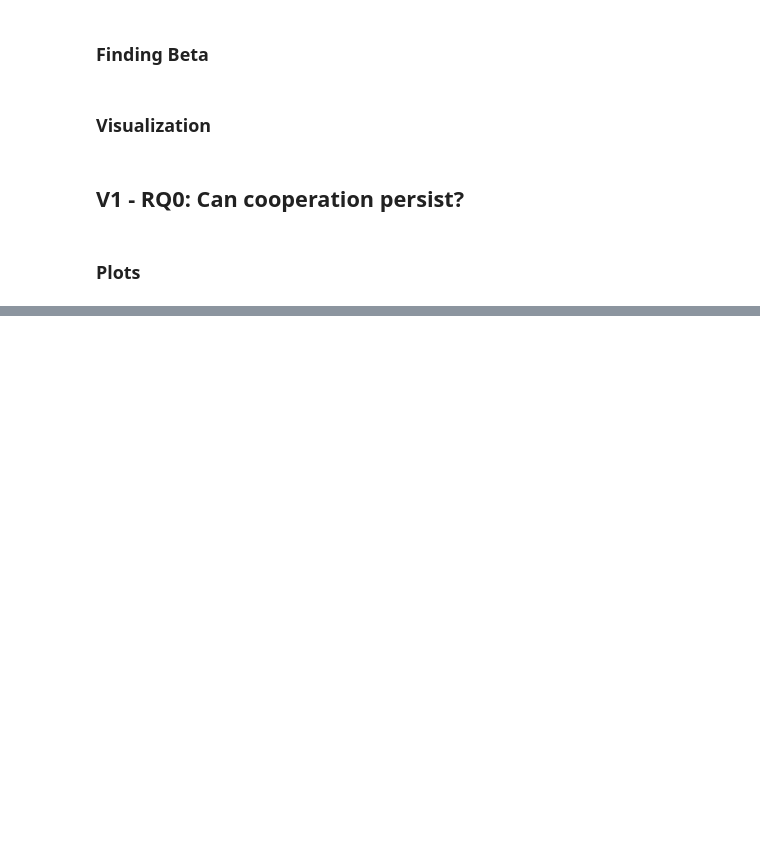
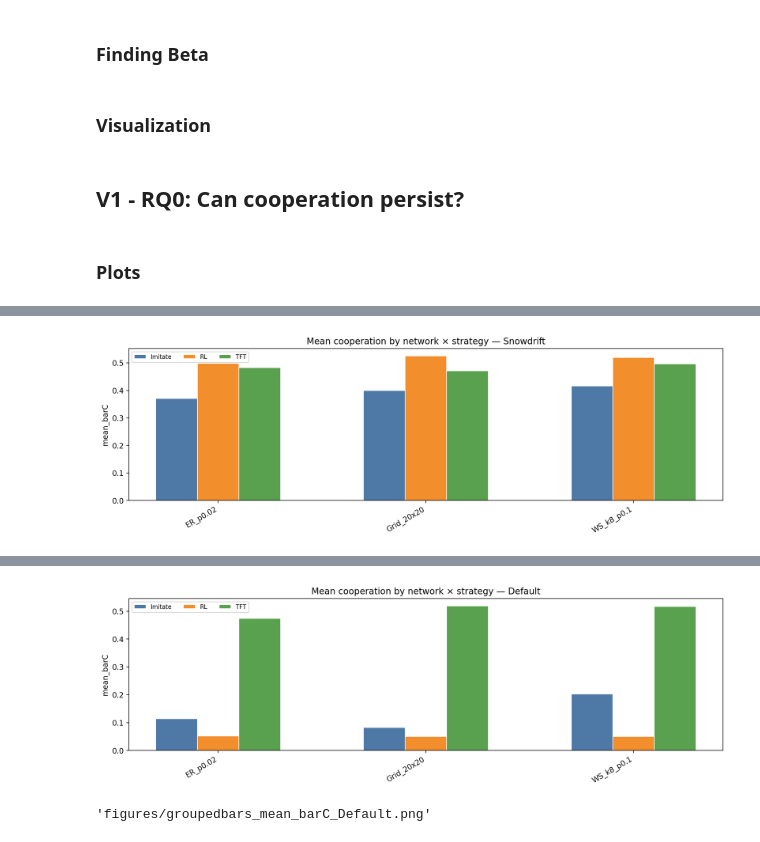
Before and after one commit to tristan-farran/CSS-Project, a Jupyter notebook: Code/Zheng_Code V2.ipynb, the cells around one changed output, grey strips where cells are left out. Drawn from its saved outputs; the diff is of its cells as text; code cells hidden in the pictures; blank space fills up the shorter version.

```diff
--- a/Code/Zheng_Code V2.ipynb
+++ b/Code/Zheng_Code V2.ipynb
@@ -1747,0 +1721,50 @@ plot_groupedbars_mean_barC(summary_revised, "Canonical")
+# %%
+def plot_groupedbars_mean_barC(summary_df, payoff_name, use_short=True, colors=None):
+    sub = summary_df[summary_df["payoff"] == payoff_name].copy()
+    strat_col = "strategy_short" if (use_short and "strategy_short" in sub.columns) else "strategy"
+
+    pivot = sub.pivot_table(index="network", columns=strat_col, values="mean_barC", aggfunc="mean")
+    networks = list(pivot.index)
+    strategies = list(pivot.columns)
+
+    # default colors (Okabe–Ito)
+    if colors is None:
+        colors = {
+            "Imitate": "#4E79A7",
+            "RL":      "#F28E2B",
+            "TFT":     "#59A14F",
+            # if you use short names, include them too:
+            #"Im":      "#0072B2",
+        }
+
+    # fallback color cycle if some keys are missing
+    fallback = plt.rcParams["axes.prop_cycle"].by_key()["color"]
+
+    x = np.arange(len(networks))
+    width = 0.6 / max(len(strategies), 1)
+
+    fig, ax = plt.subplots(figsize=(12, 4))
+    for k, s in enumerate(strategies):
+        c = colors.get(str(s), fallback[k % len(fallback)])
+        ax.bar(
+            x + (k - (len(strategies) - 1) / 2) * width,
+            pivot[s].values,
+            width,
+            label=str(s),
+            color=c,                    # <-- HERE
+            edgecolor="white",
+            linewidth=0.8
+        )
+
+    ax.set_xticks(x)
+    ax.set_xticklabels(networks, rotation=30, ha="right")
+    ax.set_ylabel("mean_barC")
+    ax.set_title(f"Mean cooperation by network × strategy — {payoff_name}")
+    ax.legend(ncols=min(4, len(strategies)), fontsize=8)
+    fig.tight_layout()
+
+    return show_saved(fig, f"groupedbars_mean_barC_{payoff_name}.png")
+
+plot_groupedbars_mean_barC(summary_df, "Snowdrift")
+plot_groupedbars_mean_barC(summary_df, "Default")
+# %% [output]
@@ -1747,0 +1773 @@ plot_groupedbars_mean_barC(summary_revised, "Canonical")
+[figure, added]
@@ -1748,3 +1776,5 @@ plot_groupedbars_mean_barC(summary_revised, "Canonical")
+[figure, added]
+'figures/groupedbars_mean_barC_Default.png'
 # %%
 def violin_by_network_strategy(per_run_df, payoff_name, metric,
                                use_short=True, logy=False, ylim=None):
```
Also changed, not shown: parts of 10 cells of this notebook, 13 other files.
